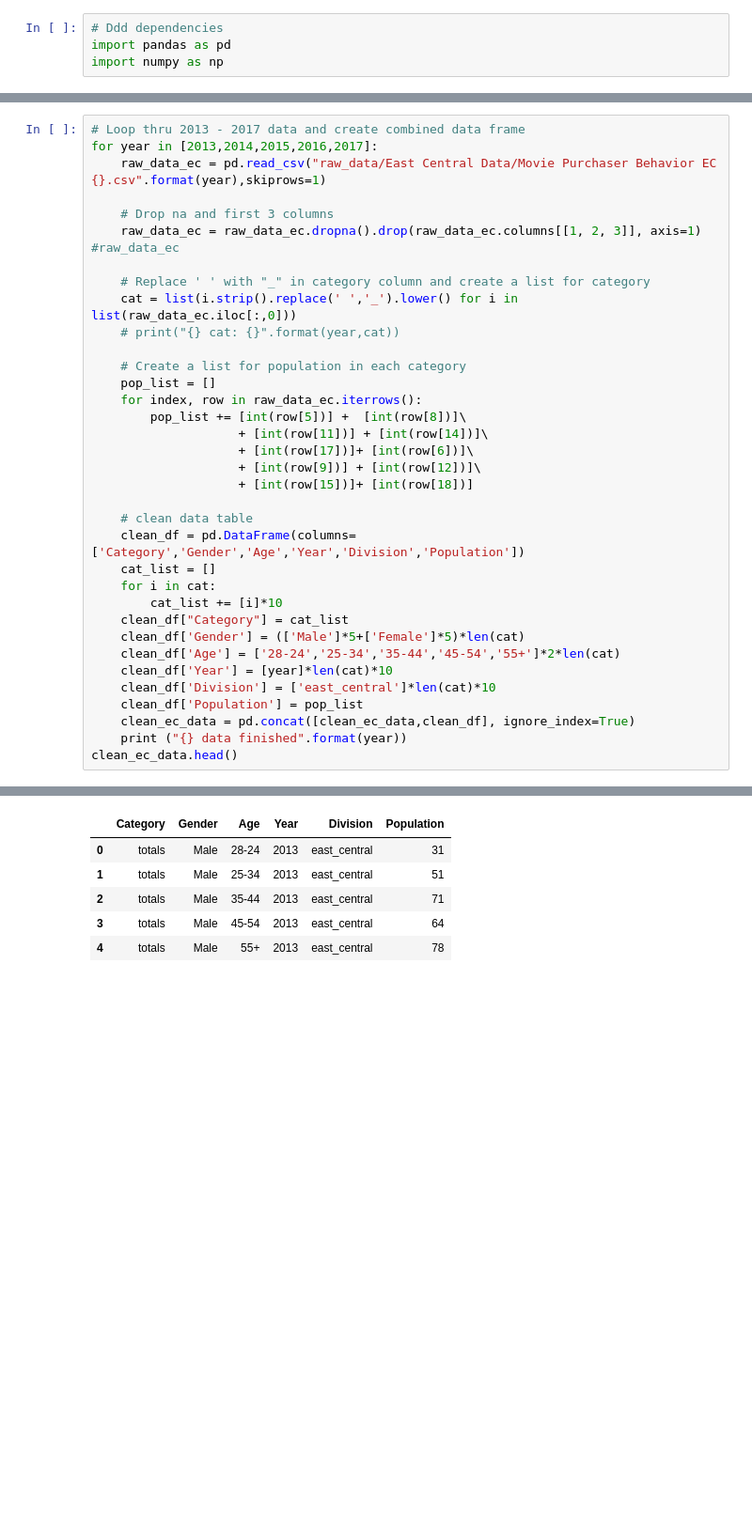
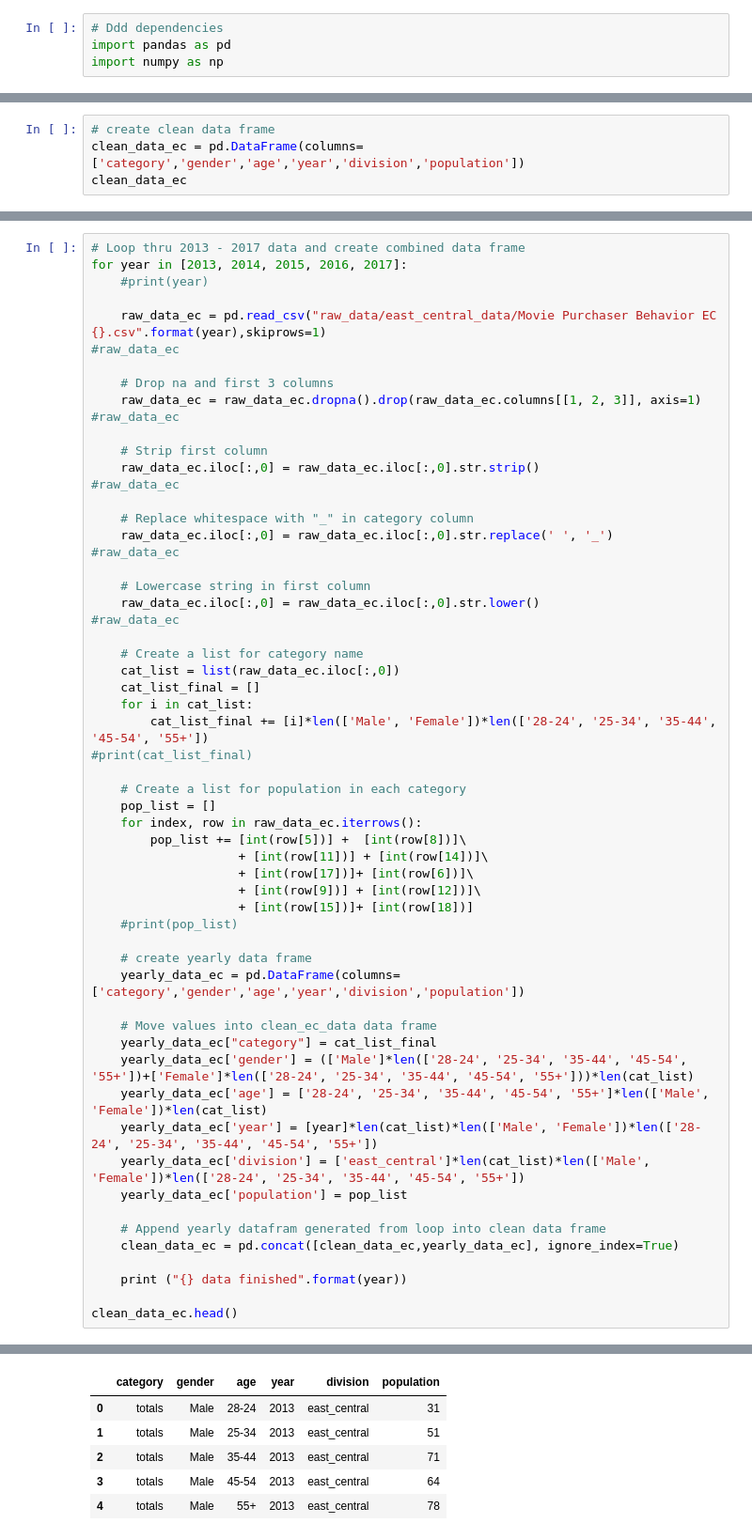
Before and after one commit to david880110/Media-Behavior-Trends-Analytics, a Jupyter notebook: data_engineering.ipynb, the cells around one changed output, grey strips where cells are left out. Shown: that part at 94% size. Saved outputs shown, nothing was run; the diff lists cells and outputs as text; blank space fills up the shorter version.

Commit message:
fix data_engineering code

```diff
--- a/data_engineering.ipynb
+++ b/data_engineering.ipynb
@@ -13,0 +7,4 @@ clean_ec_data
+# %%
+# create clean data frame
+clean_data_ec = pd.DataFrame(columns=['category','gender','age','year','division','population'])
+clean_data_ec
@@ -14,46 +13,68 @@ clean_ec_data
 # %%
 # Loop thru 2013 - 2017 data and create combined data frame
-for year in [2013,2014,2015,2016,2017]:
-    raw_data_ec = pd.read_csv("raw_data/East Central Data/Movie Purchaser Behavior EC {}.csv".format(year),skiprows=1)
+for year in [2013, 2014, 2015, 2016, 2017]:
+    #print(year)
+
+    raw_data_ec = pd.read_csv("raw_data/east_central_data/Movie Purchaser Behavior EC {}.csv".format(year),skiprows=1)
+#raw_data_ec
 
     # Drop na and first 3 columns
     raw_data_ec = raw_data_ec.dropna().drop(raw_data_ec.columns[[1, 2, 3]], axis=1)
 #raw_data_ec
 
-    # Replace ' ' with "_" in category column and create a list for category
-    cat = list(i.strip().replace(' ','_').lower() for i in list(raw_data_ec.iloc[:,0]))
-    # print("{} cat: {}".format(year,cat))
+    # Strip first column
+    raw_data_ec.iloc[:,0] = raw_data_ec.iloc[:,0].str.strip()
+#raw_data_ec
+
+    # Replace whitespace with "_" in category column
+    raw_data_ec.iloc[:,0] = raw_data_ec.iloc[:,0].str.replace(' ', '_')
+#raw_data_ec
+
+    # Lowercase string in first column
+    raw_data_ec.iloc[:,0] = raw_data_ec.iloc[:,0].str.lower()
+#raw_data_ec
+
+    # Create a list for category name
+    cat_list = list(raw_data_ec.iloc[:,0])
+    cat_list_final = []
+    for i in cat_list:
+        cat_list_final += [i]*len(['Male', 'Female'])*len(['28-24', '25-34', '35-44', '45-54', '55+'])
+#print(cat_list_final)
 
     # Create a list for population in each category
     pop_list = []
     for index, row in raw_data_ec.iterrows():
         pop_list += [int(row[5])] +  [int(row[8])]\
                     + [int(row[11])] + [int(row[14])]\
                     + [int(row[17])]+ [int(row[6])]\
                     + [int(row[9])] + [int(row[12])]\
                     + [int(row[15])]+ [int(row[18])]
+    #print(pop_list)
 
-    # clean data table
-    clean_df = pd.DataFrame(columns=['Category','Gender','Age','Year','Division','Population'])
-    cat_list = []
-    for i in cat:
-        cat_list += [i]*10
-    clean_df["Category"] = cat_list
-    clean_df['Gender'] = (['Male']*5+['Female']*5)*len(cat)
-    clean_df['Age'] = ['28-24','25-34','35-44','45-54','55+']*2*len(cat)
-    clean_df['Year'] = [year]*len(cat)*10
-    clean_df['Division'] = ['east_central']*len(cat)*10
-    clean_df['Population'] = pop_list
-    clean_ec_data = pd.concat([clean_ec_data,clean_df], ignore_index=True)
+    # create yearly data frame
+    yearly_data_ec = pd.DataFrame(columns=['category','gender','age','year','division','population'])
+
+    # Move values into clean_ec_data data frame
+    yearly_data_ec["category"] = cat_list_final
+    yearly_data_ec['gender'] = (['Male']*len(['28-24', '25-34', '35-44', '45-54', '55+'])+['Female']*len(['28-24', '25-34', '35-44', '45-54', '55+']))*len(cat_list)
+    yearly_data_ec['age'] = ['28-24', '25-34', '35-44', '45-54', '55+']*len(['Male', 'Female'])*len(cat_list)
+    yearly_data_ec['year'] = [year]*len(cat_list)*len(['Male', 'Female'])*len(['28-24', '25-34', '35-44', '45-54', '55+'])
+    yearly_data_ec['division'] = ['east_central']*len(cat_list)*len(['Male', 'Female'])*len(['28-24', '25-34', '35-44', '45-54', '55+'])
+    yearly_data_ec['population'] = pop_list
+
+    # Append yearly datafram generated from loop into clean data frame
+    clean_data_ec = pd.concat([clean_data_ec,yearly_data_ec], ignore_index=True)
+
     print ("{} data finished".format(year))
-clean_ec_data.head()
+
+clean_data_ec.head()
 # %% [output]
 2013 data finished
 2014 data finished
 2015 data finished
 2016 data finished
 2017 data finished
-|  | Category | Gender | Age | Year | Division | Population |
+|  | category | gender | age | year | division | population |
 | 0 | totals | Male | 28-24 | 2013 | east_central | 31 |
 | 1 | totals | Male | 25-34 | 2013 | east_central | 51 |
 | 2 | totals | Male | 35-44 | 2013 | east_central | 71 |
```
Also changed, not shown: parts of 20 cells of this notebook.
